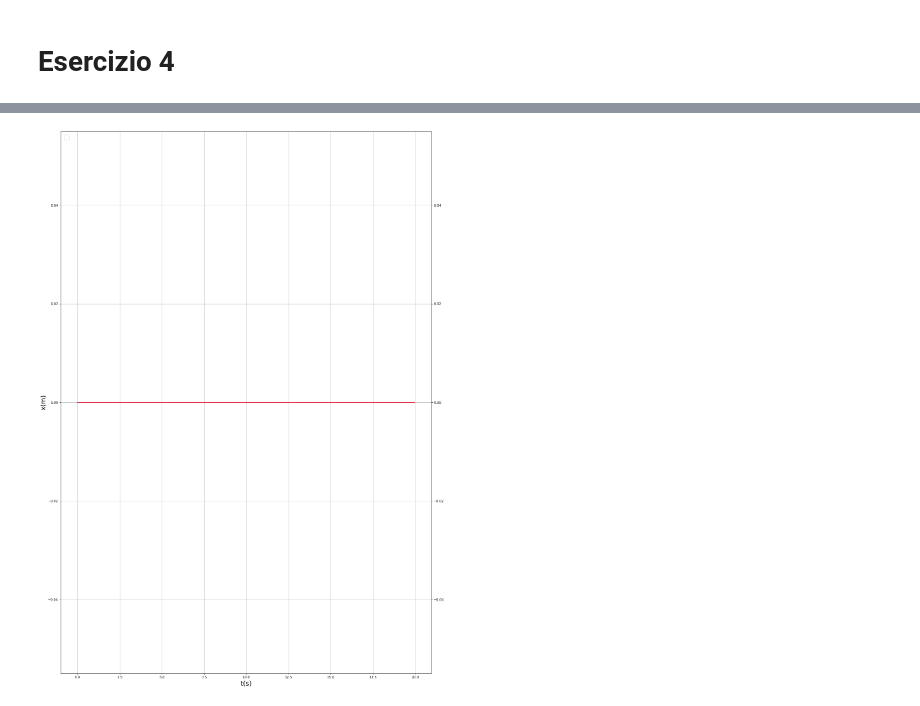
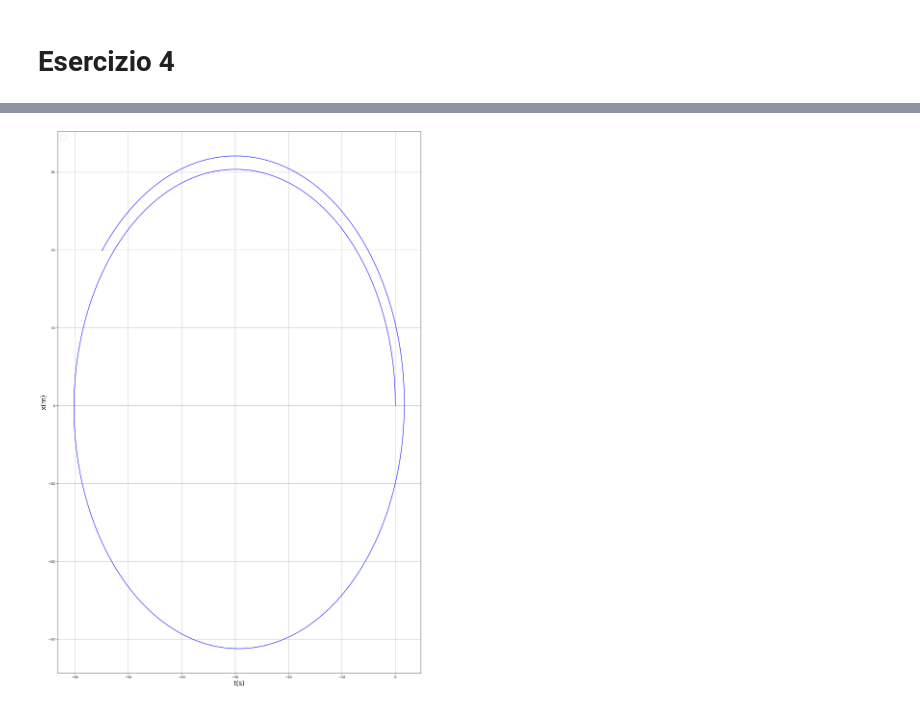
Before and after one commit to Vincenzo-Orsini/metodi_computazionali, a Jupyter notebook: Esercitazione_5.ipynb, the cells around one changed output, grey strips where cells are left out. Drawn from its saved outputs; the diff is of its cells as text; code cells hidden in the pictures.

```diff
--- a/Esercitazione_5.ipynb
+++ b/Esercitazione_5.ipynb
@@ -178,7 +178,7 @@ def E(x, y, x0, y0, q):
 
 plt.figure(figsize=(16,12))
 
-I = np.linspace(-10, 10, 25)
+I = np.linspace(-10, 10, 100)
 
 
 for i in I:
@@ -196,7 +196,7 @@ for i in I:
             E_tot += E(x,y,charges[k][0], charges[k][1], charges[k][2])
 
         #print(E_tot)
-        c = .7
+        c = .4
         plt.plot([x-0.5*c*Ex_tot/E_tot, x+0.5*c*Ex_tot/E_tot], [y-0.5*c*Ey_tot/E_tot, y+0.5*c*Ey_tot/E_tot], color="black", alpha = 0.6)
 
 for i in range(N):
@@ -216,49 +216,74 @@ Tempo di elaborazione:  2.6582019329071045 (s)
 # Esercizio 4
 # %%
 t_start = time()
-B=1
-qe = 1.6*10**(-19)
-me = 9.11*10**(-31)
+B=-1
+qe = 1.6#*10**(-19)
+me = 9.11#*10**(-31)
 # Caso B ortogonale e gamma = 0, E = 0
-def f_v(t, x, v, B=B,  q = qe, m = me, E=0):
-    return (q/m)*v*B+E
-def f_x(t, x, v):
-    return v
+def f_vx(t, x, vy, B=B,  q = qe, m = me, E=0):
+        return (q/m)*vy*B+(E/m)
 
-# assumiamo B lungo z, f lungo v, quindi F lungo x
-def RK4(h, color1, color2, B=B, a=1 ):
+def f_vy(t, x, vx, B=B,  q = qe, m = me, E=0):
+        return -(q/m)*vx*B+(E/m)
+
+def f_x(t, x, vx):
+    return vx
+
+def f_y(t, x, vy):
+    return vy
+
+# assumiamo B lungo z entrante, v lungo y positiva, quindi F lungo x
+def RK4(h, color1, color2, B=B, a=1):
     t = 0
-    x0, v0 = 0, 0
-    x, v = x0, v0
-    while t+h<=20:
-        x_prev, v_prev = x, v
-        k_1x = h * f_x(t, x_prev, v_prev)
-        k_2x = h * f_x(t+h/2, x_prev+k_1x/2, v_prev+k_1x/2)
-        k_3x = h * f_x(t+h/2, x_prev+k_2x/2, v_prev+k_2x/2)
-        k_4x = h * f_x(t+h, x_prev+k_3x, v_prev+k_3x)
+    x0, y0 = 0, 0
+    vx0, vy0 = 0, 5
+    x, y, vx, vy = x0, y0, vx0, vy0
+    while t+h<=50:
+        x_prev, vx_prev = x, vx
+        y_prev, vy_prev = y, vy
 
-        k_1v = h * f_v(t, x_prev, v_prev, c)
-        k_2v = h * f_v(t+h/2, x_prev+k_1v/2, v_prev+k_1v/2, c)
-        k_3v = h * f_v(t+h/2, x_prev+k_2v/2, v_prev+k_2v/2, c)
-        k_4v = h * f_v(t+h, x_prev+k_3v, v_prev+k_3v, c)
+        k_1x = h * f_x(t, x_prev, vx_prev)
+        k_2x = h * f_x(t+h/2, x_prev+k_1x/2, vx_prev+k_1x/2)
+        k_3x = h * f_x(t+h/2, x_prev+k_2x/2, vx_prev+k_2x/2)
+        k_4x = h * f_x(t+h, x_prev+k_3x, vx_prev+k_3x)
+
+        k_1vx = h * f_vx(t, x_prev, vy_prev)
+        k_2vx = h * f_vx(t+h/2, x_prev+k_1vx/2, vy_prev+k_1vx/2)
+        k_3vx = h * f_vx(t+h/2, x_prev+k_2vx/2, vy_prev+k_2vx/2)
+        k_4vx = h * f_vx(t+h, x_prev+k_3vx, vy_prev+k_3vx)
+
+
+        k_1y = h * f_y(t, y_prev, vy_prev)
+        k_2y = h * f_y(t+h/2, y_prev+k_1y/2, vy_prev+k_1y/2)
+        k_3y = h * f_y(t+h/2, y_prev+k_2y/2, vy_prev+k_2y/2)
+        k_4y = h * f_y(t+h, y_prev+k_3y, vy_prev+k_3y)
+
+        k_1vy = h * f_vy(t, y_prev, vx_prev)
+        k_2vy = h * f_vy(t+h/2, y_prev+k_1vy/2, vx_prev+k_1vy/2)
+        k_3vy = h * f_vy(t+h/2, y_prev+k_2vy/2, vx_prev+k_2vy/2)
+        k_4vy = h * f_vy(t+h, y_prev+k_3vy, vx_prev+k_3vy)
 
         x_next=x_prev+(k_1x+2*k_2x+2*k_3x+k_4x)/6
-        v_next=v_prev+(k_1v+2*k_2v+2*k_3v+k_4v)/6
+        y_next=y_prev+(k_1y+2*k_2y+2*k_3y+k_4y)/6
+        vx_next=vx_prev+(k_1vx+2*k_2vx+2*k_3vx+k_4vx)/6
+        vy_next=vy_prev+(k_1vy+2*k_2vy+2*k_3vy+k_4vy)/6
+
+        #print(x_next, y_next, vx_next, vy_next)
 
         if a == 1:
-            ax1.plot([t,t+h], [x_prev, x_next], color = color1)  # position vs time
-            ax3.plot([t,t+h], [v_prev, v_next], color = color2)  #velocitv vs time
-            ax2.plot([x_prev, x_next], [v_prev, v_next], color = color1) #position vs velocitv
-            ax4.plot([t, t+h], [v_prev**2/2, v_next**2/2], color=color1) #Kinetic
+            ax1.plot([x_prev, x_next], [y_prev, y_next], color = color1)  # position vs time
+            #ax3.plot([t,t+h], [v_prev, v_next], color = color2)  #velocitv vs time
+            #ax2.plot([x_prev, x_next], [v_prev, v_next], color = color1) #position vs velocitv
+            #ax4.plot([t, t+h], [v_prev**2/2, v_next**2/2], color=color1) #Kinetic
 
-        x, v = x_next, v_next
+        x, y, vx, vy  = x_next, y_next, vx_next, vy_next
 
         t+=h
 
 fig, (ax1)=plt.subplots(1,1, figsize = (20, 30))
 
-ax3=ax1.twinx()
-plot = RK4(0.05, "blue", "red", B=1)
+#ax3=ax1.twinx()
+plot = RK4(0.1, "blue", "red", B=1)
 ax1.set_xlabel("t(s)", fontsize = 20)
 #ax1.set_ylim(-20, 10)
 #ax3.set_ylim(-20, 10)
@@ -282 +307 @@ No artists with labels found to put in legend.  Note that artists whose label st
-[figure, old version]
+[figure, new version]
```
Also changed, not shown: parts of 4 cells of this notebook.
